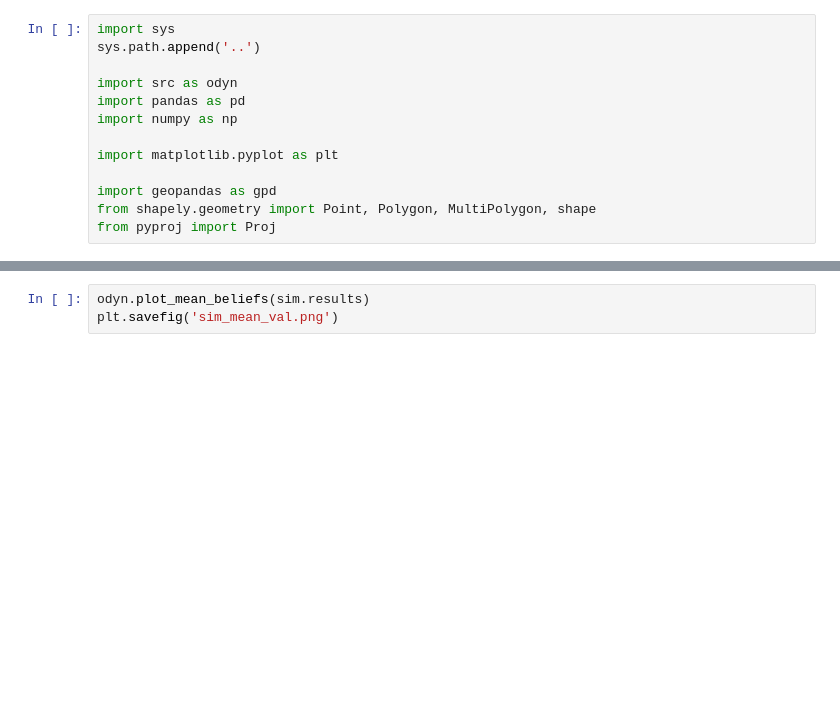
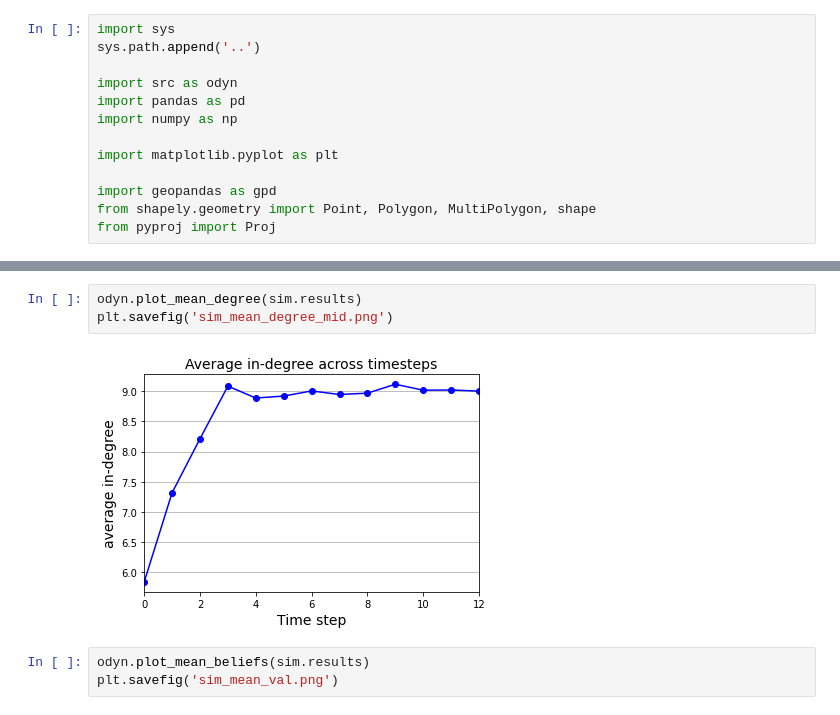
Before and after one commit to MicahRP/ODyN, a Jupyter notebook: notebooks/parameter_space_exploration.ipynb, the cells around one changed output, grey strips where cells are left out. Saved outputs shown, nothing was run; the diff lists cells and outputs as text; blank space fills up the shorter version.

```diff
--- a/notebooks/parameter_space_exploration.ipynb
+++ b/notebooks/parameter_space_exploration.ipynb
@@ -26,3 +26,8 @@ plt.savefig('sim_results_mid.png')
+# %%
+odyn.plot_mean_degree(sim.results)
+plt.savefig('sim_mean_degree_mid.png')
+# %% [output]
+[figure, added]
 # %%
 odyn.plot_mean_beliefs(sim.results)
 plt.savefig('sim_mean_val.png')
```
Also changed, not shown: parts of 20 cells of this notebook, 3 other files.
